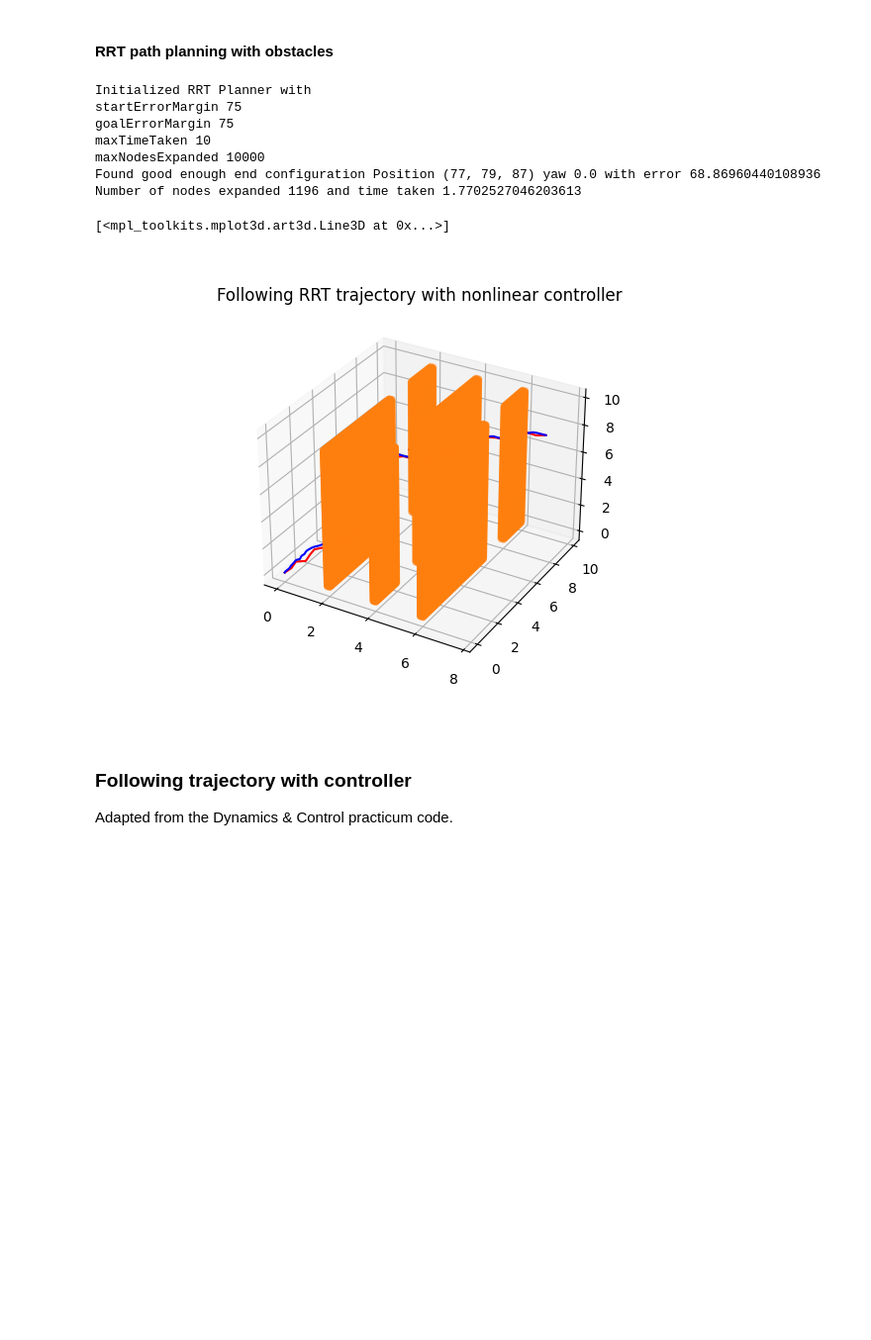
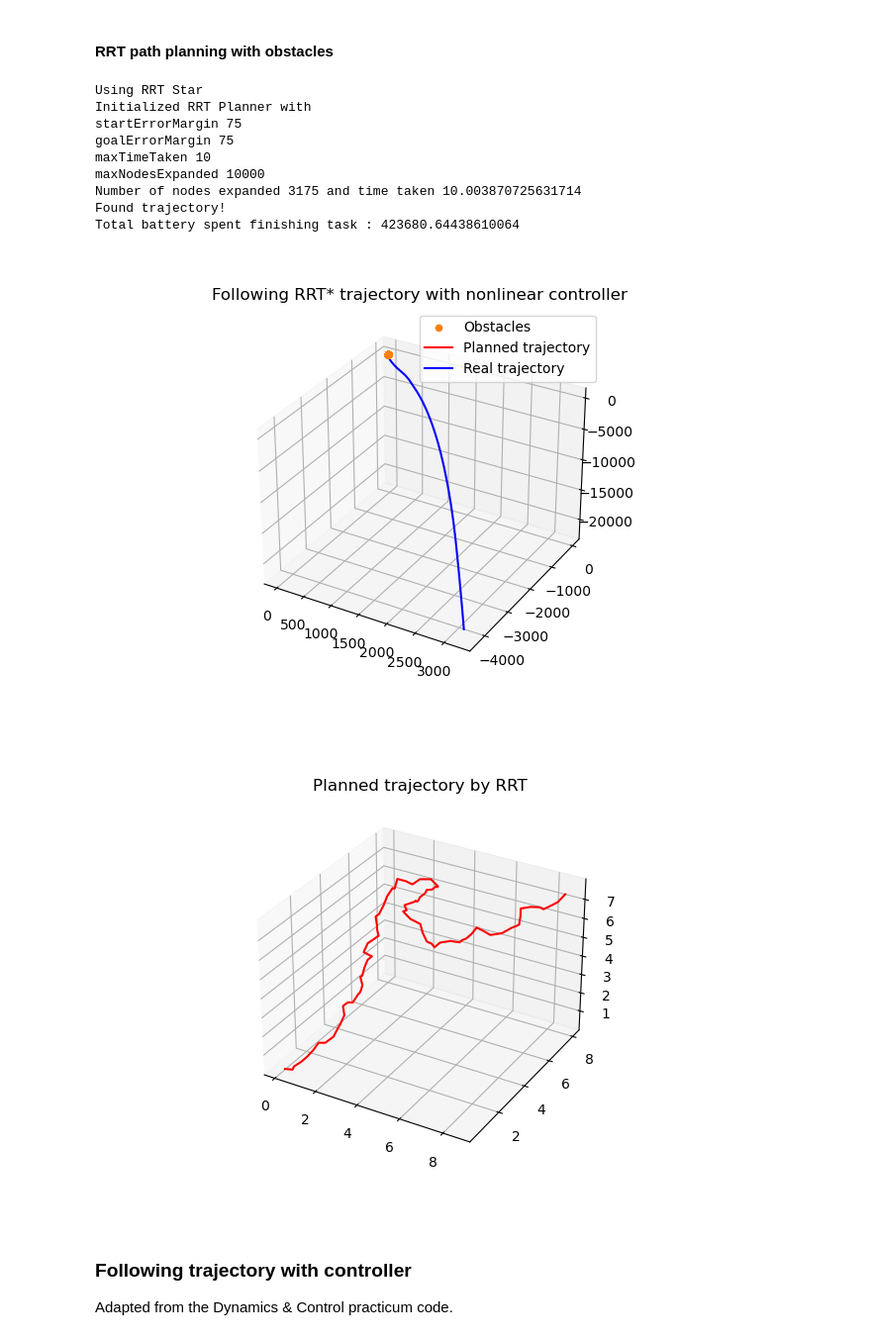
Before and after one commit to Nielsencu/quadcopter-planner, a Jupyter notebook: main_notebook.ipynb, the cells around one changed output. Shown: that part at 99% size. Saved outputs shown, nothing was run; the diff lists cells and outputs as text; code cells hidden in the pictures; blank space fills up the shorter version.

```diff
--- a/main_notebook.ipynb
+++ b/main_notebook.ipynb
@@ -25,7 +25,7 @@ from RRT_planning.RRT_algorithms.informed_rrt_star import RRTPlanner as RRTStarP
 # Choose parameters
 
 freq = 100
-simulation_time = 60
+simulation_time = 100
 
 controller_name = "nonlinear" # ["nonlinear", "linear"]
 controller = NonLinearPDController()
@@ -67,10 +67,14 @@ if(environment == 4):
     grid.addRectangle(60, 90, 40, 2, 20, 100)
 # %%
 resolution = 0.1
-startConfig = Configuration(0,0,0)
-planner = RRTPlanner(grid)
-goalConfig = Configuration(80,80,80, np.pi)
-
+connectorLength = 5
+plannerName = "RRT*"
+if plannerName == "RRT*":
+    print("Using RRT Star")
+    planner = RRTStarPlanner(grid, connectorLength=connectorLength, maxTimeTaken=10)
+elif plannerName == "RRT":
+    print("Using Vanilla RRT")
+    planner = RRTPlanner(grid, connectorLength=connectorLength, maxTimeTaken=10)
 
 fig = plt.figure()
 ax = fig.add_subplot(projection='3d')
@@ -87,14 +91,11 @@ ax.scatter(x,y,z, 'g', c='#ff7f0e')
 # ax.draw_artist(im1) # draw image again
 # fig.canvas.blit(ax.bbox) # blitting - for speeding up run
 # fig.canvas.flush_events() # for real-time plot
+startConfig = Configuration(0,0,0)
+goalConfig = Configuration(80,80,80, np.pi)
 traj = planner.getTrajectory(startConfig, goalConfig)
 # traj = planner.getTrajectory(startConfig, goalConfig, ax=ax)
 resolution = 0.1
-# if ax is not None:
-#     y = np.array([point.pos.y * resolution for point in traj])
-#     x = np.array([point.pos.x * resolution for point in traj])
-#     z = np.array([point.pos.z * resolution for point in traj])
-#     ax.plot(x, y, z, '-r')
 
 def feedRRTTrajectory(trajectory : CustomTrajectory):
     t = 0
@@ -103,44 +104,65 @@ def feedRRTTrajectory(trajectory : CustomTrajectory):
     cur_state = env.reset(position=start_pos)
 
     plan_trajectory = {'x' : [], 'y' : [], 'z' : []}
     real_trajectory = {'x' : [], 'y' : [], 'z' : []}
+    w_history = []
     while t < simulation_time:
         des_state = trajectory.getDesState(t)
         ctrl_var = controller.control(des_state, cur_state)
         action = ctrl_var['cmd_motor_speeds']
         cur_state, reward, done, info = env.step(action)
 
         plan_trajectory['x'].append(des_state['x'][0])
         plan_trajectory['y'].append(des_state['x'][1])
         plan_trajectory['z'].append(des_state['x'][2])
 
         cur_x = cur_state['x'][0]
         cur_y = cur_state['x'][1]
         cur_z = cur_state['x'][2]
 
         real_trajectory['x'].append(cur_x)
         real_trajectory['y'].append(cur_y)
         real_trajectory['z'].append(cur_z)
 
+        w_history.append(cur_state['w'])
+
         t += dt
-    return plan_trajectory, real_trajectory
+    return plan_trajectory, real_trajectory, w_history
 
-list_traj = [(point.pos.x * resolution, point.pos.y * resolution, point.pos.z * resolution ) for point in traj]
-traj = CustomTrajectory(dt, list_traj, T=30, name="RRT")
-plan_trajectory, real_trajectory = feedRRTTrajectory(traj)
-ax.set_title(f"Following {traj.getName()} trajectory with {controller_name} controller")
-ax.plot(plan_trajectory['x'], plan_trajectory['y'], plan_trajectory['z'], c='#FF0000')
-ax.plot(real_trajectory['x'], real_trajectory['y'], real_trajectory['z'], c='#0000FF')
+if traj != []:
+    print("Found trajectory!")
+    list_traj = [(point.pos.x * resolution, point.pos.y * resolution, point.pos.z * resolution ) for point in traj]
+    trajWithProfile = CustomTrajectory(dt, list_traj, T=100, name=plannerName)
+    plan_trajectory, real_trajectory, w_history = feedRRTTrajectory(trajWithProfile)
+    print(f"Total battery spent finishing task : {sum(sum(w**2) for w in w_history)}" )
+    ax.set_title(f"Following {trajWithProfile.getName()} trajectory with {controller_name} controller")
+    ax.plot(plan_trajectory['x'], plan_trajectory['y'], plan_trajectory['z'], c='#FF0000')
+    ax.plot(real_trajectory['x'], real_trajectory['y'], real_trajectory['z'], c='#0000FF')
+    ax.legend(["Obstacles", "Planned trajectory", "Real trajectory"])
+else:
+    print("Failed finding trajectory")
+
+# Plot of planned trajectory
+fig= plt.figure()
+ax = fig.add_subplot(projection='3d')
+ax.set_title("Planned trajectory by RRT")
+if ax is not None:
+    y = np.array([point.pos.y * resolution for point in traj])
+    x = np.array([point.pos.x * resolution for point in traj])
+    z = np.array([point.pos.z * resolution for point in traj])
+    ax.plot(x, y, z, '-r')
 # %% [output]
+Using RRT Star
 Initialized RRT Planner with
 startErrorMargin 75
 goalErrorMargin 75
 maxTimeTaken 10
 maxNodesExpanded 10000
-Found good enough end configuration Position (77, 79, 87) yaw 0.0 with error 68.86960440108936
-Number of nodes expanded 1196 and time taken 1.7702527046203613
+Number of nodes expanded 3175 and time taken 10.003870725631714
+Found trajectory!
+Total battery spent finishing task : 423680.64438610064
-[<mpl_toolkits.mplot3d.art3d.Line3D at 0x...>]
-[figure, old version]
+[figure, new version]
+[figure, added]
 # %% [markdown]
 ### Following trajectory with controller
 
```
